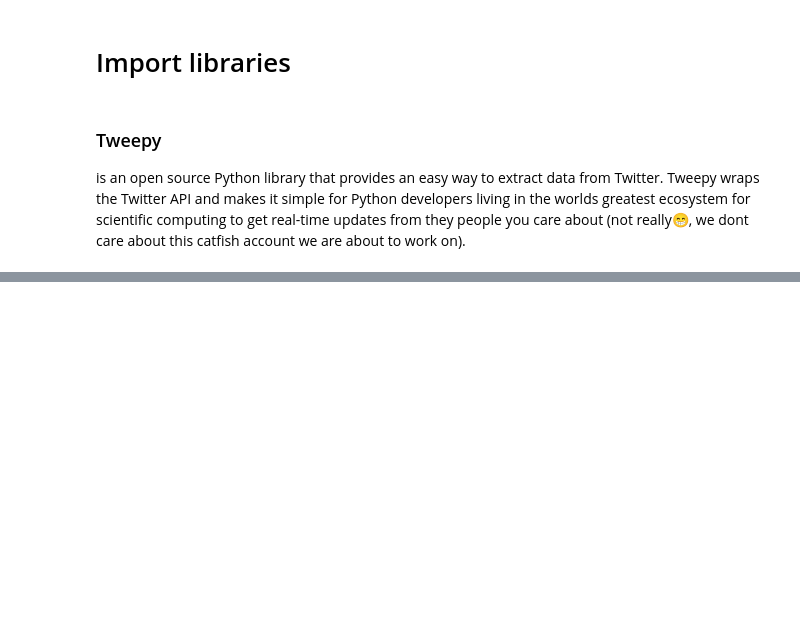
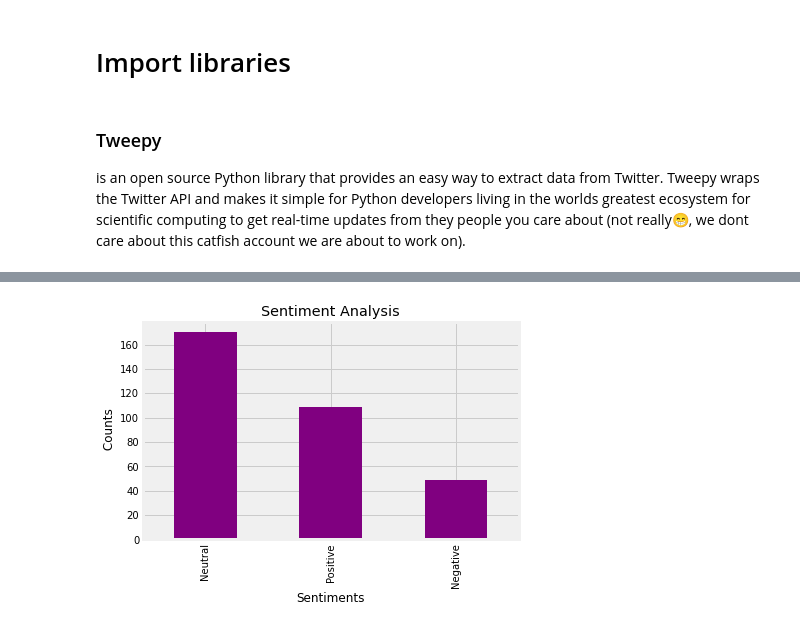
Before and after one commit to kusanele/Twitter_catfish_account_sentiment_analysis, a Jupyter notebook: tweet.ipynb, the cells around one changed output, grey strips where cells are left out. Cells and saved outputs as stored; diff of their text form; code cells hidden in the pictures; blank space fills up the shorter version.

```diff
--- a/tweet.ipynb
+++ b/tweet.ipynb
@@ -54,0 +207,10 @@ EmptyDataError: No columns to parse from file
+# %%
+# function to get the negative , Neutral, positive analysis
+
+def get_analysis(score):
+    if score < 0 :
+        return 'Negative'
+    elif score == 0 :
+        return "Neutral"
+    else :
+        return "Positive"
@@ -55 +350,13 @@ EmptyDataError: No columns to parse from file
+# %%
+# value counts
+df_train_set['Analysis'].value_counts()
+
+#plot and visualize
+plt.title('Sentiment Analysis')
+plt.xlabel('Sentiments')
+plt.ylabel(' Counts')
+df_train_set['Analysis'].value_counts().plot(kind= 'bar', color = 'purple')
+plt.show()
+# %% [output]
+[figure, added]
 # %%
```
Also changed, not shown: parts of 35 cells of this notebook.
